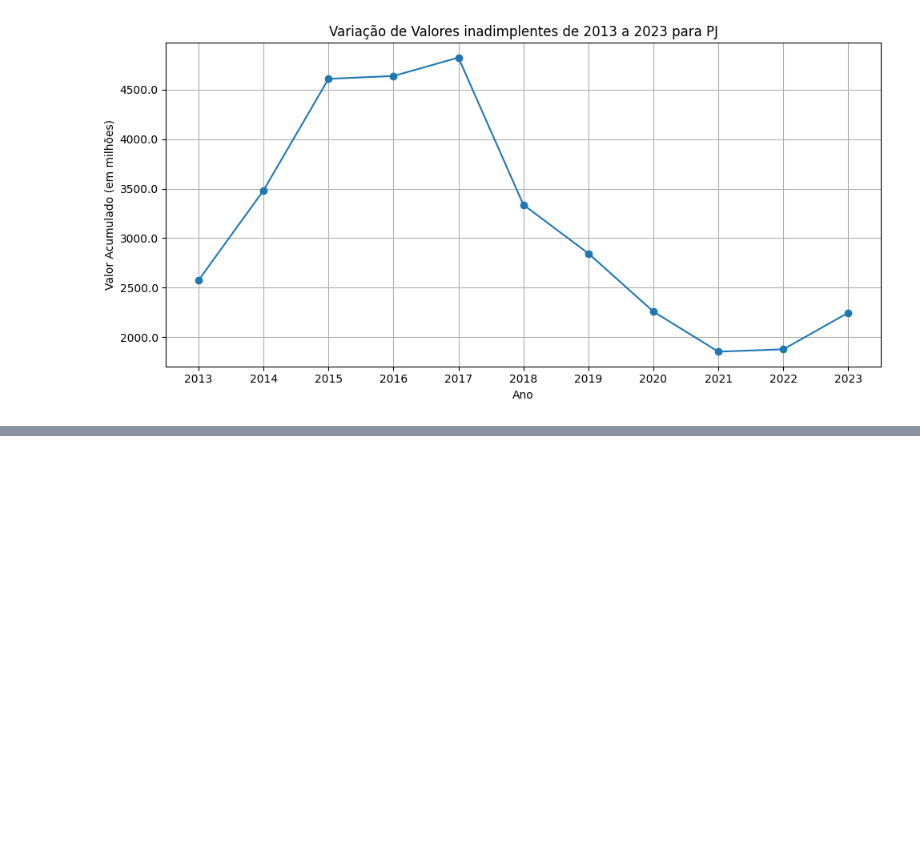
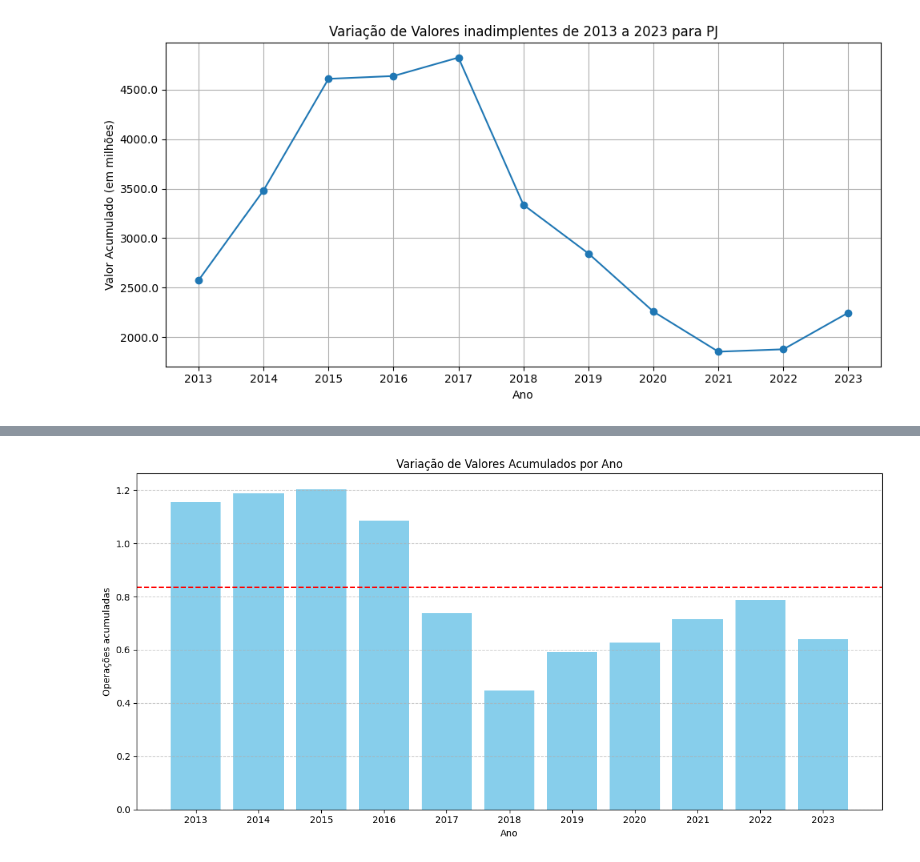
Before and after one commit to AutoProvision/market-analysis.notebook, a Jupyter notebook: analysis_pj.ipynb, the cells around one changed output, grey strips where cells are left out. Drawn from its saved outputs; the diff is of its cells as text; code cells hidden in the pictures; blank space fills up the shorter version.

```diff
--- a/analysis_pj.ipynb
+++ b/analysis_pj.ipynb
@@ -320,0 +373,28 @@ plt.show()
+# %%
+import matplotlib.pyplot as plt
+import numpy as np
+from matplotlib.ticker import FuncFormatter
+
+resultados = [1156483, 1188155, 1202233, 1085690, 737985, 448156, 591748, 627298, 714848, 788540, 640770]  # Exemplo de resultados
+anos = ['2013', '2014', '2015', '2016', '2017', '2018', '2019', '2020', '2021', '2022', '2023']
+
+def millions(x, pos):
+    return f'{x * 1e-6:.1f}'
+
+plt.figure(figsize=(12, 6))
+bars = plt.bar(anos, resultados, color='skyblue')
+
+media = np.mean(resultados)
+plt.axhline(y=media, color='red', linestyle='--', label='Média: {:.1f} milhões'.format(media * 1e-6))
+
+plt.gca().yaxis.set_major_formatter(FuncFormatter(millions))
+
+plt.xlabel('Ano')
+plt.ylabel('Operações acumuladas')
+plt.title('Variação de Valores Acumulados por Ano')
+
+plt.grid(axis='y', linestyle='--', alpha=0.7)
+plt.tight_layout()
+plt.show()
+# %% [output]
+[figure, added]
```
Also changed, not shown: parts of 3 cells of this notebook, 2 other files.
